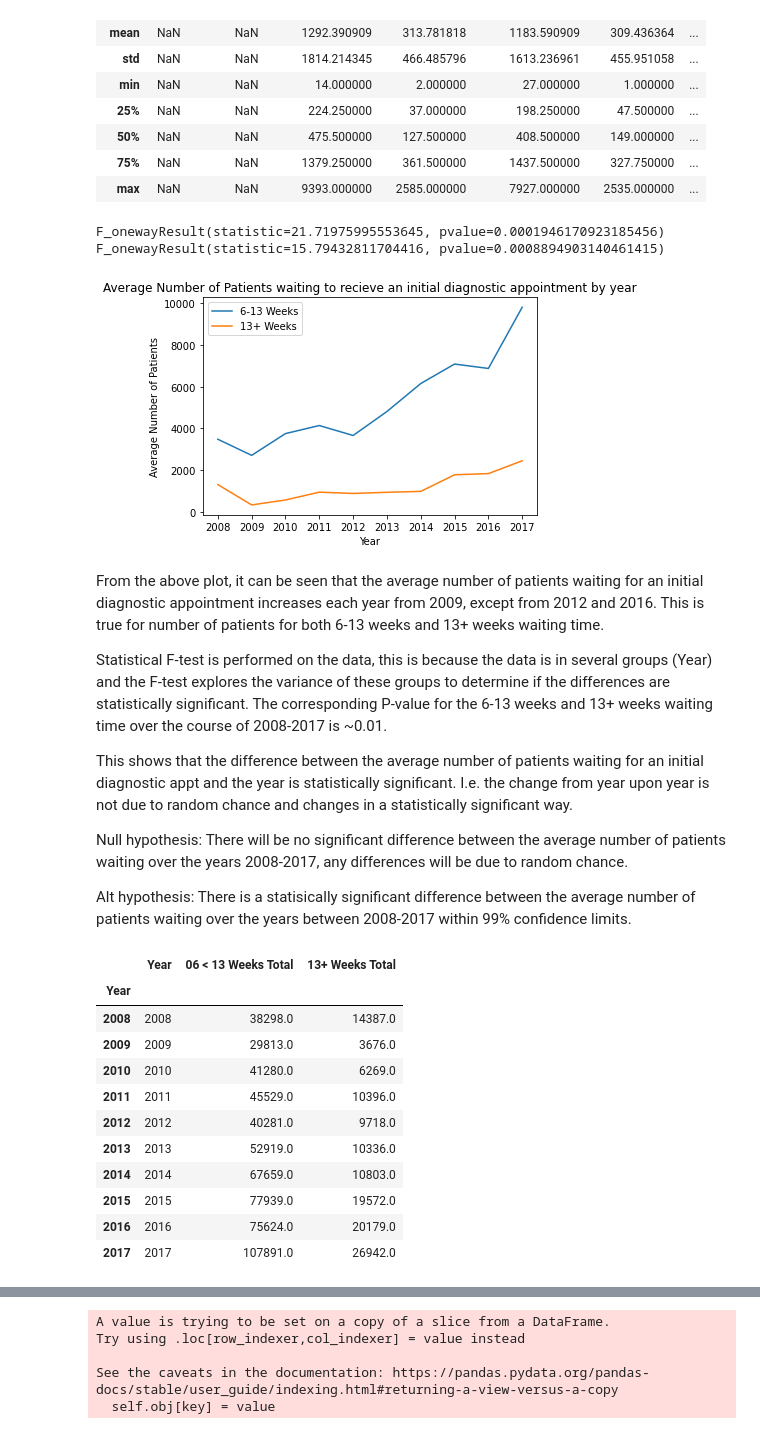
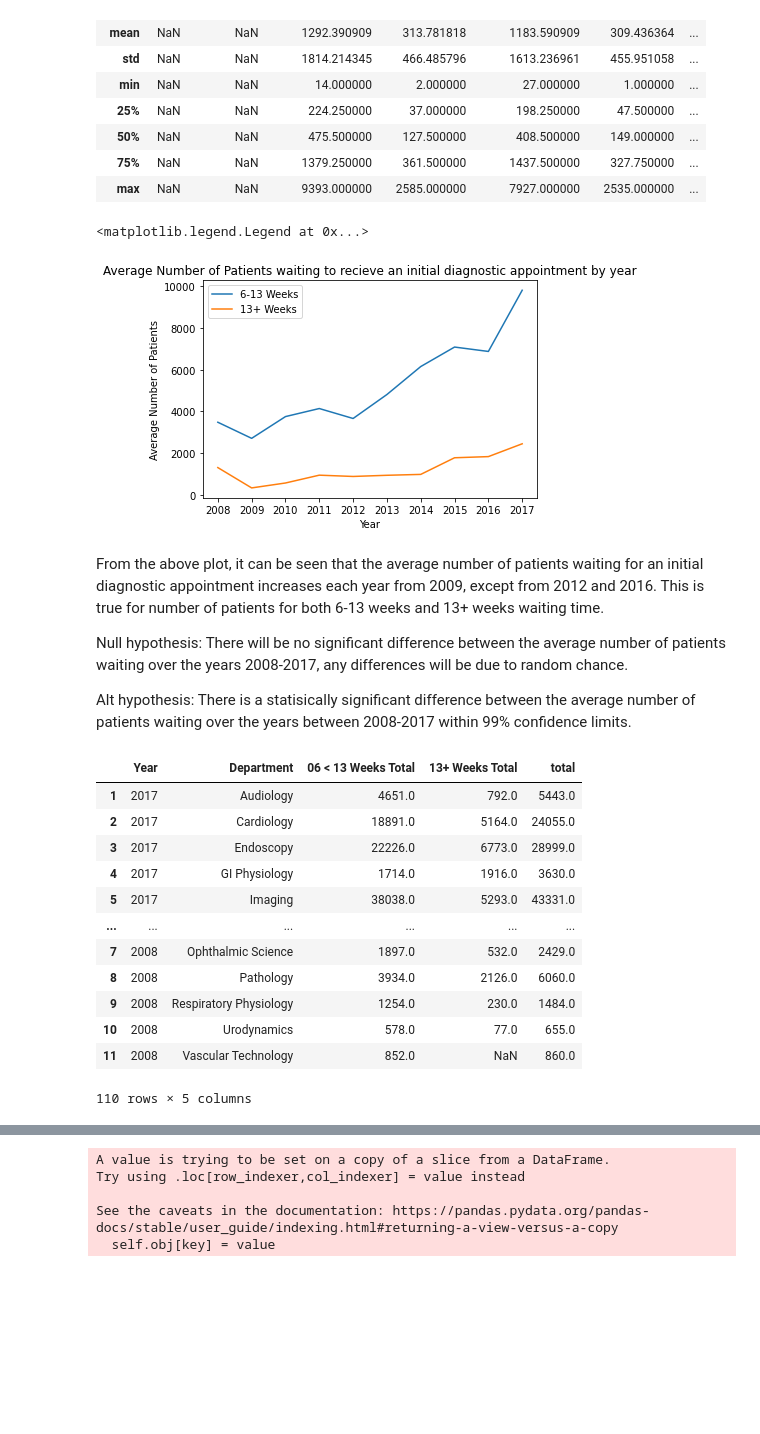
Before and after one commit to Sebbybobbler/Data-Science-NHS-wait-times-analysis-portfolio, a Jupyter notebook: Data Science Portfolio Project .ipynb, the cells around one changed output, grey strips where cells are left out. Cells and saved outputs as stored; diff of their text form; code cells hidden in the pictures; blank space fills up the shorter version.

Commit message:
Updated dataframe errors in chi-square section of project

```diff
--- a/Data Science Portfolio Project .ipynb
+++ b/Data Science Portfolio Project .ipynb
@@ -170,45 +170,49 @@ plt.plot(years,mean_06_weeks_list_year,label="6-13 Weeks")
 plt.plot(years,mean_13_weeks_list_year,label="13+ Weeks")
 plt.gca().invert_xaxis()
 plt.legend()
-print(stats.f_oneway(mean_06_weeks_list_year,years))
-print(stats.f_oneway(mean_13_weeks_list_year,years))
 # %% [output]
-F_onewayResult(statistic=21.71975995553645, pvalue=0.0001946170923185456)
-F_onewayResult(statistic=15.79432811704416, pvalue=0.0008894903140461415)
+<matplotlib.legend.Legend at 0x...>
 [figure]
 # %% [markdown]
 From the above plot, it can be seen that the average number of patients waiting for an initial diagnostic appointment increases each year from 2009, except from 2012 and 2016. This is true for number of patients for both 6-13 weeks and 13+ weeks waiting time.
-
-Statistical F-test is performed on the data, this is because the data is in several groups (Year) and the F-test explores the variance of these groups to determine if the differences are statistically significant. The corresponding P-value for the 6-13 weeks and 13+ weeks waiting time over the course of 2008-2017 is ~0.01.
-
-This shows that the difference between the average number of patients waiting for an initial diagnostic appt and the year is statistically significant. I.e. the change from year upon year is not due to random chance and changes in a statistically significant way.
 
 Null hypothesis: There will be no significant difference between the average number of patients waiting over the years 2008-2017, any differences will be due to random chance.
 
 Alt hypothesis: There is a statisically significant difference between the average number of patients waiting over the years between 2008-2017 within 99% confidence limits.
 # %%
-#Lets do a chi square test to see if the year has an effect on pts waiting more or less time. Define less time as 6-13 weeks
-#patients and define more time as 13+ weeks.
-series_06_13 = wait_time_all["06 < 13 Weeks, Q1"] + wait_time_all["06 < 13 Weeks, Q2"] + wait_time_all["06 < 13 Weeks, Q3"] + wait_time_all["06 < 13 Weeks, Q4"]
-series_13_plus = wait_time_all["13+ Weeks, Q1"]+wait_time_all["13+ Weeks, Q2"]+wait_time_all["13+ Weeks, Q3"]+wait_time_all["13+ Weeks, Q4"]
-#wait_time_all.drop(wait_time_all.iloc([4,11]),axis="columns",inplace=True)
-#wait_time_all.insert(3,"13+ Weeks Total", series_13_plus)
-reduced_table = wait_time_all.loc[:,["Year","06 < 13 Weeks Total","13+ Weeks Total"]]
+#Let's create a simplified version of our dataframe which will be more applicable for Chi-squared hypothesis testing.
+
+
+series_06_13 = (wait_time_all["06 < 13 Weeks, Q1"] + wait_time_all["06 < 13 Weeks, Q2"] + #Combining quarters into years
+                wait_time_all["06 < 13 Weeks, Q3"] + wait_time_all["06 < 13 Weeks, Q4"] )
+
+series_13_plus =( wait_time_all["13+ Weeks, Q1"]+wait_time_all["13+ Weeks, Q2"]+
+                 wait_time_all["13+ Weeks, Q3"]+wait_time_all["13+ Weeks, Q4"]   )  #Combining quarters into years
+
+
+reduced_table = wait_time_all.drop(
+                                    labels=[
+                                            "06 < 13 Weeks, Q1","13+ Weeks, Q1","06 < 13 Weeks, Q2","13+ Weeks, Q2",
+                                            "06 < 13 Weeks, Q3","13+ Weeks, Q3","06 < 13 Weeks, Q4","13+ Weeks, Q4"
+                                             ],
+    axis="columns",errors="ignore") # creating a reduced table which removed all of the years split into quarters.
+
+reduced_table.insert(2,"06 < 13 Weeks Total",series_06_13) #Now inserting the year totals
+
+reduced_table.insert(3,"13+ Weeks Total",series_13_plus)   #Now inserting the year totals
+
 reduced_table
-agg_functions = {'Year': 'first', '06 < 13 Weeks Total': 'sum', "13+ Weeks Total" : "sum" }
-
-chi_square_df = reduced_table.groupby(wait_time_all["Year"]).aggregate(agg_functions)
-chi_square_df
 # %% [output]
-|  | Year | 06 < 13 Weeks Total | 13+ Weeks Total |
-| Year |  |  |  |
-| 2008 | 2008 | 38298.0 | 14387.0 |
-| 2009 | 2009 | 29813.0 | 3676.0 |
-| 2010 | 2010 | 41280.0 | 6269.0 |
-| 2011 | 2011 | 45529.0 | 10396.0 |
-| 2012 | 2012 | 40281.0 | 9718.0 |
-| 2013 | 2013 | 52919.0 | 10336.0 |
-| 2014 | 2014 | 67659.0 | 10803.0 |
-| 2015 | 2015 | 77939.0 | 19572.0 |
-| 2016 | 2016 | 75624.0 | 20179.0 |
-| 2017 | 2017 | 107891.0 | 26942.0 |
+|  | Year | Department | 06 < 13 Weeks Total | 13+ Weeks Total | total |
+| 1 | 2017 | Audiology | 4651.0 | 792.0 | 5443.0 |
+| 2 | 2017 | Cardiology | 18891.0 | 5164.0 | 24055.0 |
+| 3 | 2017 | Endoscopy | 22226.0 | 6773.0 | 28999.0 |
+| 4 | 2017 | GI Physiology | 1714.0 | 1916.0 | 3630.0 |
+| 5 | 2017 | Imaging | 38038.0 | 5293.0 | 43331.0 |
+| ... | ... | ... | ... | ... | ... |
+| 7 | 2008 | Ophthalmic Science | 1897.0 | 532.0 | 2429.0 |
+| 8 | 2008 | Pathology | 3934.0 | 2126.0 | 6060.0 |
+| 9 | 2008 | Respiratory Physiology | 1254.0 | 230.0 | 1484.0 |
+| 10 | 2008 | Urodynamics | 578.0 | 77.0 | 655.0 |
+| 11 | 2008 | Vascular Technology | 852.0 | NaN | 860.0 |
+110 rows × 5 columns
```
Also changed, not shown: parts of 6 cells of this notebook.
